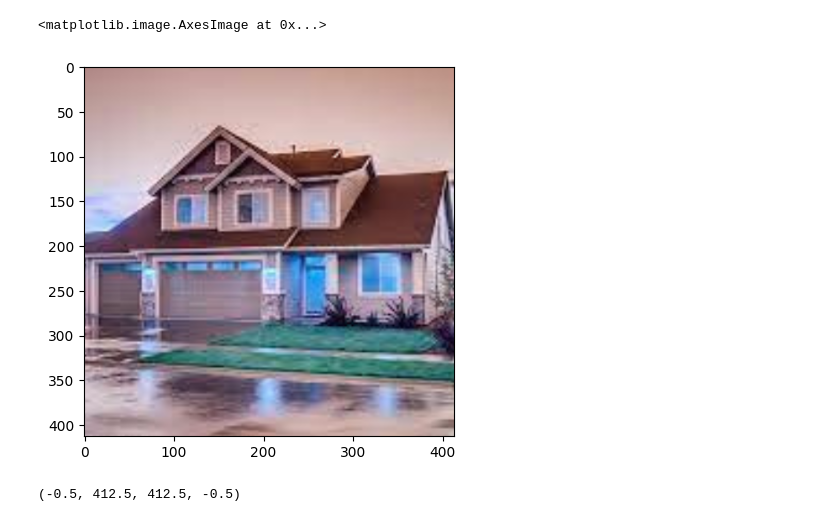
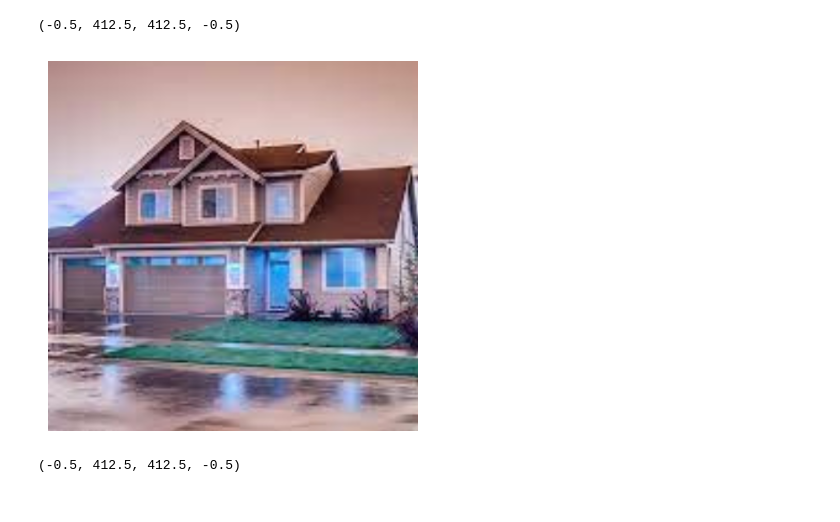
Before and after one commit to AryanSai/Image-Processing, a Jupyter notebook: IP_1.ipynb, the cells around one changed output. Drawn from its saved outputs; the diff is of its cells as text; code cells hidden in the pictures.

```diff
--- a/IP_1.ipynb
+++ b/IP_1.ipynb
@@ -3,14 +3,15 @@
 # %%
 import cv2
 import matplotlib.pyplot as plt
 
 # specify the image path
-im_bgr = cv2.imread('/home/dmacs/Desktop/MTech/104P/pic.png')
+im_bgr = cv2.imread('/home/dmacs/Desktop/MTech/104P/pic1.png')
 
 plt.imshow(im_bgr)
+plt.axis('off')
 # %% [output]
-<matplotlib.image.AxesImage at 0x...>
+(-0.5, 412.5, 412.5, -0.5)
-[figure, old version]
+[figure, new version]
 # %%
 # Convert the image from BGR to RGB
 im_rgb = cv2.cvtColor(im_bgr, cv2.COLOR_BGR2RGB)
```
Also changed, not shown: parts of 9 cells of this notebook, 7 other files.
